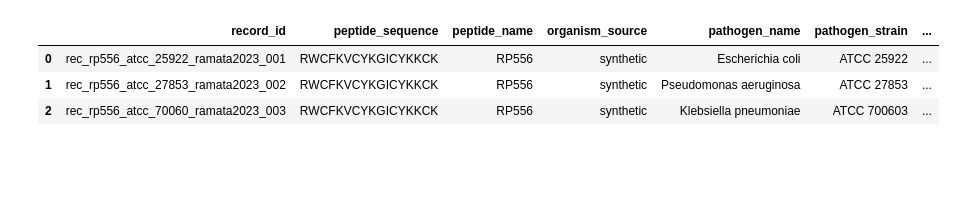
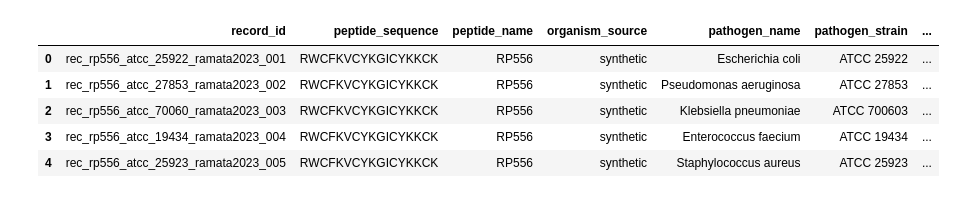
Before and after one commit to chem-data-extraction/anti-bac-peptides, a Jupyter notebook: notebooks/eda.ipynb, the cells around one changed output. Drawn from its saved outputs; the diff is of its cells as text; code cells hidden in the pictures; blank space fills up the shorter version.

```diff
--- a/notebooks/eda.ipynb
+++ b/notebooks/eda.ipynb
@@ -1,17 +1,20 @@
 # %%
 import pandas as pd
-pd.set_option('display.max_rows', None)
-pd.set_option('display.max_columns', None)
-pd.set_option('display.max_colwidth', None)
-pd.set_option('display.width', None)
+import matplotlib.pyplot as plt
+import seaborn as sns
+
+sns.set_theme(style="white", palette="muted")
+plt.rcParams['figure.figsize'] = (10, 6)
 # %%
 df = pd.read_csv("../data/processed/dataset.csv", dtype={"inoculum_cfu_ml": "string"})
-df.head(3)
+df.head()
 # %% [output]
 |  | record_id | peptide_sequence | peptide_name | organism_source | pathogen_name | pathogen_strain | ... |
 | 0 | rec_rp556_atcc_25922_ramata2023_001 | RWCFKVCYKGICYKKCK | RP556 | synthetic | Escherichia coli | ATCC 25922 | ... |
 | 1 | rec_rp556_atcc_27853_ramata2023_002 | RWCFKVCYKGICYKKCK | RP556 | synthetic | Pseudomonas aeruginosa | ATCC 27853 | ... |
 | 2 | rec_rp556_atcc_70060_ramata2023_003 | RWCFKVCYKGICYKKCK | RP556 | synthetic | Klebsiella pneumoniae | ATCC 700603 | ... |
+| 3 | rec_rp556_atcc_19434_ramata2023_004 | RWCFKVCYKGICYKKCK | RP556 | synthetic | Enterococcus faecium | ATCC 19434 | ... |
+| 4 | rec_rp556_atcc_25923_ramata2023_005 | RWCFKVCYKGICYKKCK | RP556 | synthetic | Staphylococcus aureus | ATCC 25923 | ... |
 # %%
 df.shape
 # %% [output]
```
Also changed, not shown: parts of 11 cells of this notebook, 22 other files.
